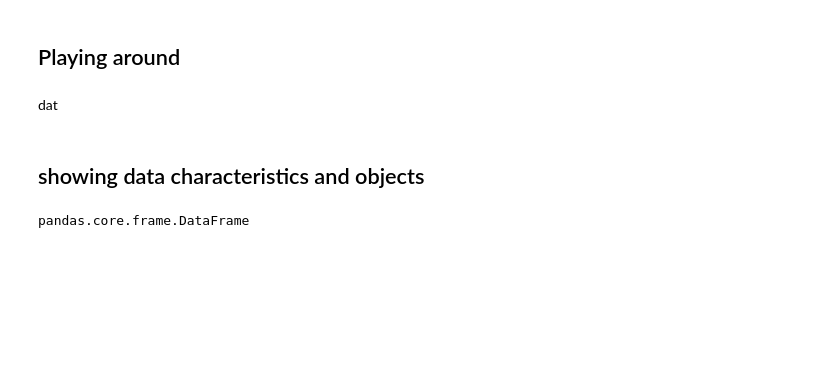
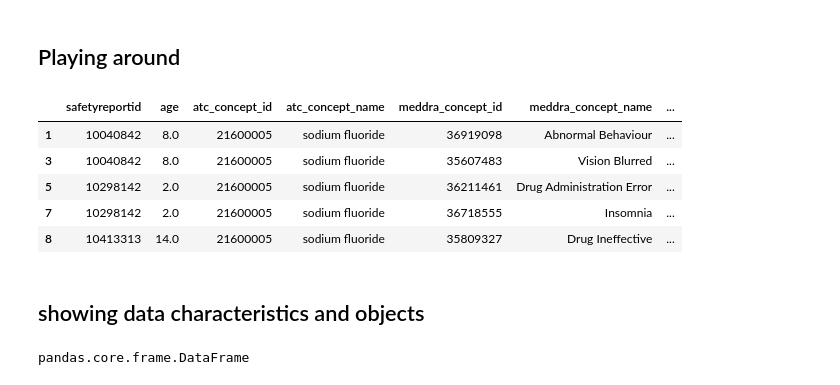
Before and after one commit to veronikabreton/smri2020, a Jupyter notebook: ntbks/python/My_First_Notebook.ipynb, the cells around one changed output. Drawn from its saved outputs; the diff is of its cells as text; code cells hidden in the pictures; blank space fills up the shorter version.

```diff
--- a/ntbks/python/My_First_Notebook.ipynb
+++ b/ntbks/python/My_First_Notebook.ipynb
@@ -7,8 +7,15 @@ import pandas as pd
 %matplotlib inline
 # %%
 dat = pd.read_csv('../../data/pediatric_patient_drug_reports.csv',index_col=0)
-# %% [markdown]
-dat
+# %%
+dat.head()
+# %% [output]
+|  | safetyreportid | age | atc_concept_id | atc_concept_name | meddra_concept_id | meddra_concept_name | ... |
+| 1 | 10040842 | 8.0 | 21600005 | sodium fluoride | 36919098 | Abnormal Behaviour | ... |
+| 3 | 10040842 | 8.0 | 21600005 | sodium fluoride | 35607483 | Vision Blurred | ... |
+| 5 | 10298142 | 2.0 | 21600005 | sodium fluoride | 36211461 | Drug Administration Error | ... |
+| 7 | 10298142 | 2.0 | 21600005 | sodium fluoride | 36718555 | Insomnia | ... |
+| 8 | 10413313 | 14.0 | 21600005 | sodium fluoride | 35809327 | Drug Ineffective | ... |
 # %% [markdown]
 ## showing data characteristics and objects
 # %%
```
Also changed, not shown: parts of 52 cells of this notebook, 1 other file.
